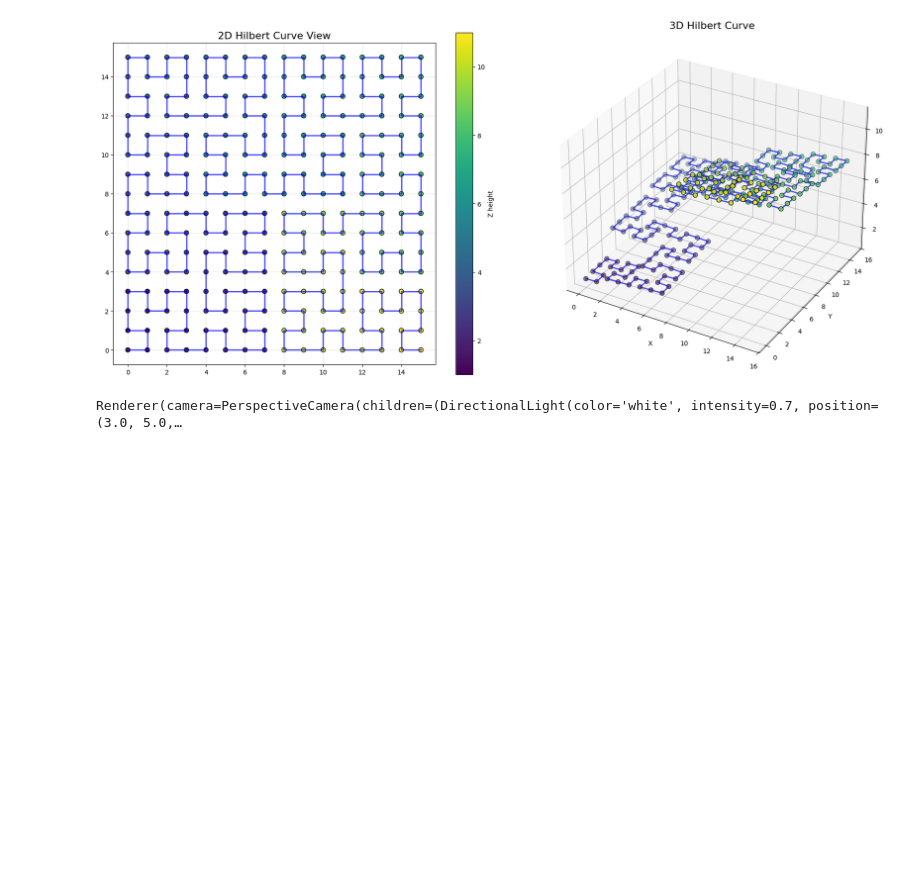
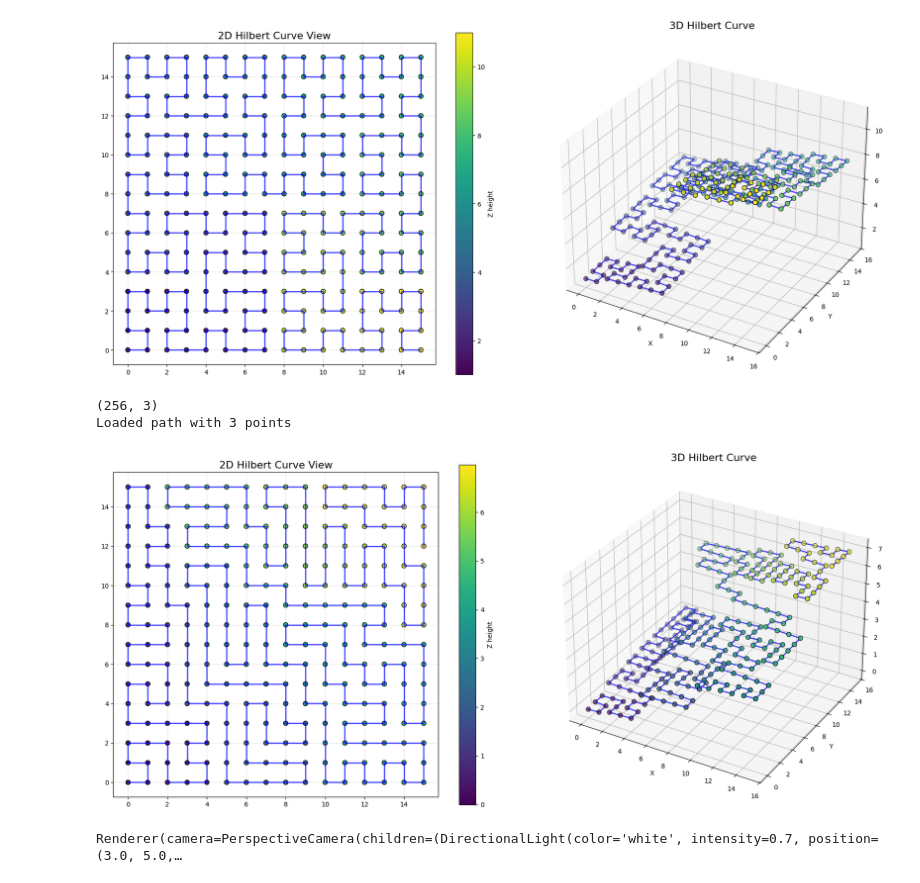
Before and after one commit to eschluntz/marble_maze, a Jupyter notebook: solid_testing.ipynb, the cells around one changed output. Cells and saved outputs as stored; diff of their text form; code cells hidden in the pictures; blank space fills up the shorter version.

```diff
--- a/solid_testing.ipynb
+++ b/solid_testing.ipynb
@@ -89,6 +91,40 @@ def plot_hilbert_curve(points, connect_points=True, show_points=True):
 plot_hilbert_curve(points)
 # %% [output]
 [figure]
+# %%
+# Load and visualize a path from pickle file
+import pickle
+import numpy as np
+
+# Load the path from pickle file
+pickle_file = 'longest_path.pickle'  # or 'longest_path_weighted.pickle'
+
+with open(pickle_file, 'rb') as f:
+    path_2d = pickle.load(f)
+
+# Convert 2D path to 3D points (similar format to get_hilbert_3d_curve)
+# We'll place the path on the z=0 plane and scale it appropriately
+points_3d = []
+scale = 1.0
+
+z_step = 7.0 / len(path_2d)  # Step size in z direction
+for x, y in path_2d:
+    # Convert to 3D coordinates, normalized to [0,1]
+    points_3d.append([x * scale, y * scale, z_step * len(points_3d)])  # Increment z for each point
+
+# Convert to numpy array and transpose to get 3xN format
+points = np.array(points_3d)
+
+print(points.shape)
+
+print(f"Loaded path with {points.shape[1]} points")
+
+# Plot using the existing function
+plot_hilbert_curve(points)
+# %% [output]
+(256, 3)
+Loaded path with 3 points
+[figure, added]
 # %%
 # demo showing how to use jupyterscad
 from jupyterscad import view
```
Also changed, not shown: parts of 4 cells of this notebook, 2 other files.
